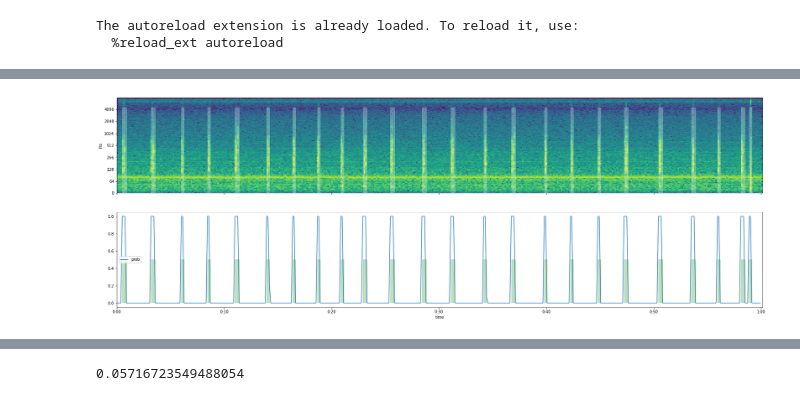
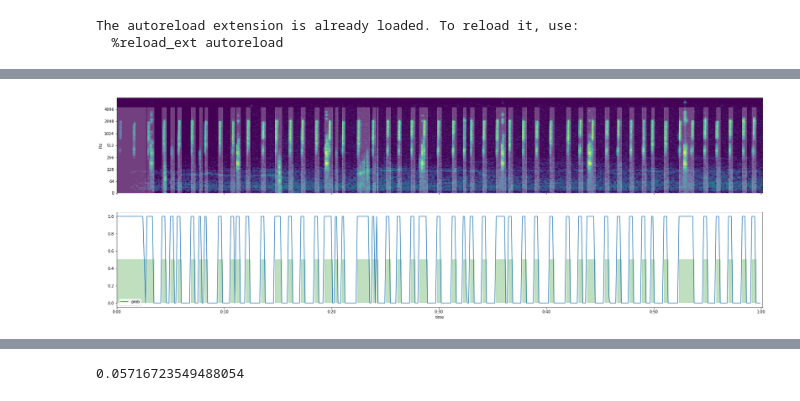
Before and after one commit to jonnor/brewing-audio-event-detection, a Jupyter notebook: notebooks/Explore.ipynb, the cells around one changed output, grey strips where cells are left out. Saved outputs shown, nothing was run; the diff lists cells and outputs as text; code cells hidden in the pictures.

Commit message:
Label 4 files

```diff
--- a/notebooks/Explore.ipynb
+++ b/notebooks/Explore.ipynb
@@ -85,38 +89,32 @@ def find_events(data, n_mixtures = 2, random_state = 1, n_states = 2):
 # %%
 
-def power_log(x):
-    return 2**(math.ceil(math.log(x, 2)))
 
 
-# TODO: label sections from couple different part of the file
-# for example once per 15 or 30 minutes?
-# can find length using soundfile.SoundFile(path)
-def autolabel(path, window_length=0.256/2, sr=16000):
-    sr = 16000
+
+def label_audio(audio,
+    window_length=0.256/2, sr=16000, plot=True,
+    on_threshold = 0.5,
+    off_threshold = 0.4):
 
     plots = 2
     height = 5
-    fig, axs = plt.subplots(plots, figsize=(30, height*plots), sharex=True)
+    if plot:
+        fig, axs = plt.subplots(plots, figsize=(30, height*plots), sharex=True)
+    else:
+        fig = None
 
     event_length = window_length
 
-    # Load audio
-    audio, sr = librosa.load(path, offset=0, duration=1*60, sr=sr)
 
-    # Plot spectrogram
+    # Spectrogram
     spec_hop = int(0.125 * sr)
-    spec_fft = power_log(spec_hop*2)
+    spec_fft = utils.next_power_of_2(spec_hop*2)
     stft = librosa.stft(audio, hop_length=spec_hop, n_fft=spec_fft)
     spec = librosa.amplitude_to_db(numpy.abs(stft), ref=numpy.max)
 
-    ax = axs[0]
-    librosa.display.specshow(spec, ax=ax, hop_length=spec_hop, sr=sr, y_axis='log', x_axis='time', cmap='viridis')
-
-    #print("Duration: ", len(audio)/sr)
-
     # Compute features
     feature_hop = int(window_length*16000)
-    feature_fft = power_log(feature_hop*2)
+    feature_fft = utils.next_power_of_2(feature_hop*2)
 
     # MFCC
     ff = librosa.feature.mfcc(audio, sr=sr, hop_length=feature_hop, n_fft=feature_fft, n_mfcc=13)
@@ -136,21 +134,40 @@ def autolabel(path, window_length=0.256/2, sr=16000):
     # Times
     t = librosa.core.frames_to_time(numpy.arange(ff.shape[1]), hop_length=feature_hop, sr=sr)
 
-
-    ax = axs[1]
     df = pandas.DataFrame({
         'prob': hmm.prob,
         'time': t,
     })
-    df.plot(ax=ax, x='time')
     series = df.set_index('time')['prob']
-
-    on_threshold = 0.5
-    off_threshold = 0.4
 
     sparse, dense = utils.mark_onoff(series, on_threshold=on_threshold, off_threshold=off_threshold)
     sparse
 
+    lab = utils.join_events(sparse)
+    lab['annotation'] = 'p'
+    lab
+
+    if plot:
+        ax = axs[0]
+        librosa.display.specshow(spec, ax=ax, hop_length=spec_hop, sr=sr,
+                                 y_axis='log', x_axis='time', cmap='viridis')
+
+        ax = axs[1]
+        df.plot(ax=ax, x='time')
+
+        ax = axs[0]
+        plot_time_spans(axs[0], lab, color='white', alpha=0.25, ymax=0.9, ymin=-0.1)
+        plot_time_spans(axs[1], lab, color='green', alpha=0.25, ymax=0.5, ymin=0.05)
+
+
+    return lab, sparse, fig
+
+
+    # TODO: label sections from couple different part of the file
+# for example once per 15 or 30 minutes?
+# can find length using soundfile.SoundFile(path)
+
+def evaluate(audio, sr, sparse):
     # Evaluation
     distances = sparse[sparse==1].reset_index()['index'].diff(1)
 
@@ -160,18 +177,30 @@ def autolabel(path, window_length=0.256/2, sr=16000):
     print('Events expected', expected)
     print('Events gotten', len(distances), (len(distances)/expected)*100, '%')
 
-    lab = utils.join_events(sparse)
-    lab['annotation'] = 'p'
-    lab
-
-    ax = axs[0]
-    plot_time_spans(axs[0], lab, color='white', alpha=0.25, ymax=0.9, ymin=-0.1)
-    plot_time_spans(axs[1], lab, color='green', alpha=0.25, ymax=0.5, ymin=0.05)
-
-    fig.savefig("labels11.png", bbox_inches='tight', pad_inches=0)
-
-    labels.write(lab, 'labels11.txt')
+def label_section(audio, section_id, sr=16000):
 
 
-autolabel(files.iloc[1].path)
+
+    labels, sparse, fig = label_audio(audio, sr=sr)
+
+    evaluate(audio=audio, sr=sr, sparse=sparse)
+
+    fig.savefig(f"labels.{section_id}.png", bbox_inches='tight', pad_inches=0)
+
+    brewaed.labels.write(labels, f'labels.{section_id}.txt')
+
+
+for idx, row in files.iterrows():
+
+    # Load audio
+    sr = 16000
+
+    section_id = idx
+    print(section_id)
+
+    librosa.get_duration(filename=row.path)
+
+    audio, sr = librosa.load(row.path, offset=0, duration=1*60, sr=sr)
+
+    label_section(audio, section_id, sr=sr)
 # %% [output]
@@ -181 +223 @@ Events gotten 24 104.34782608695652 %
-[figure, old version]
+[figure, new version]
```
Also changed, not shown: parts of 11 cells of this notebook, 7 other files.
